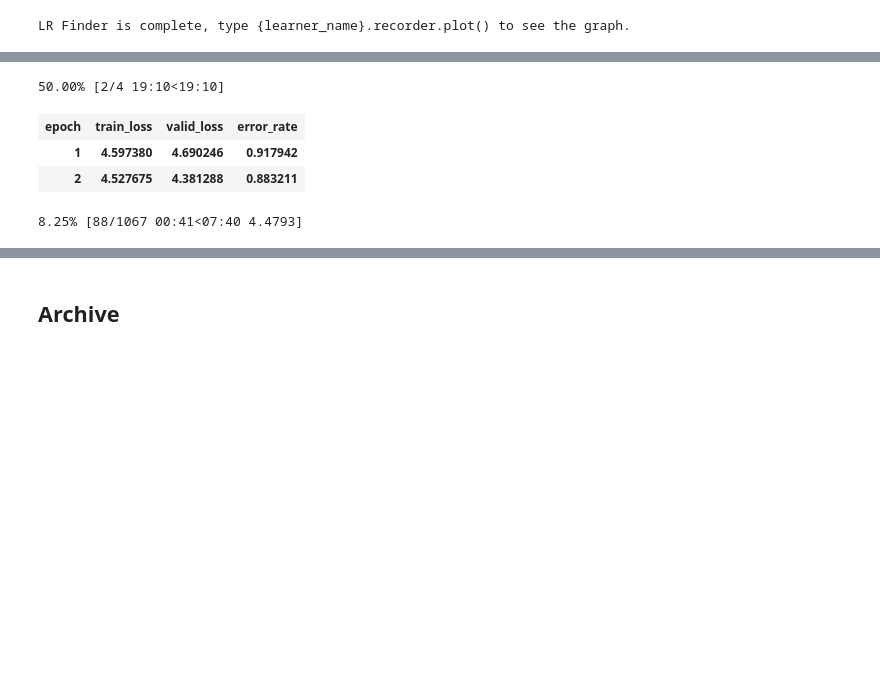
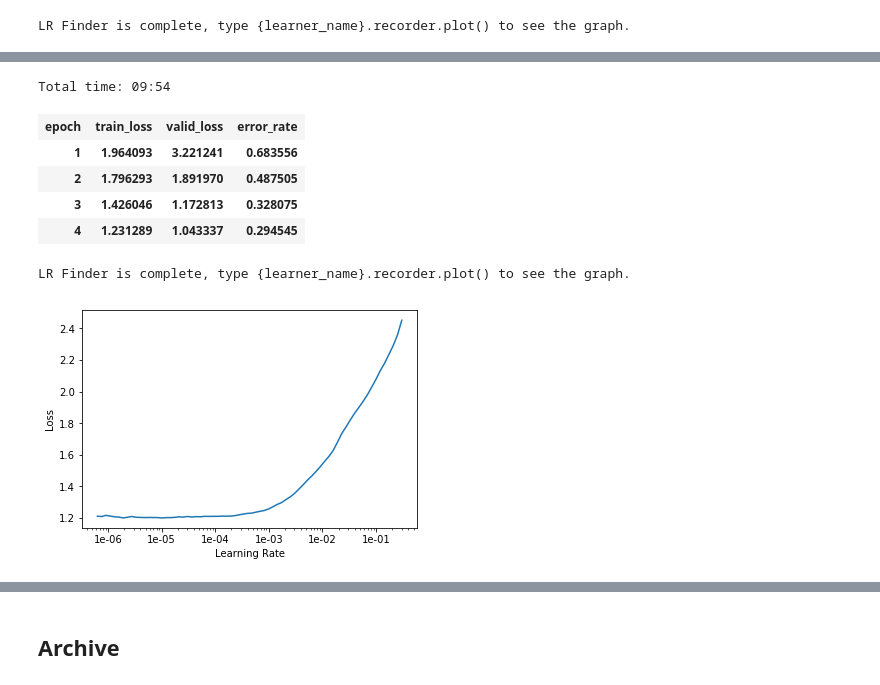
Before and after one commit to xiguagua/kaggle-doodle, a Jupyter notebook: doodle.ipynb, the cells around one changed output, grey strips where cells are left out. Cells and saved outputs as stored; diff of their text form; code cells hidden in the pictures; blank space fills up the shorter version.

```diff
--- a/doodle.ipynb
+++ b/doodle.ipynb
@@ -139,8 +165,9 @@ learn.recorder.plot()
 # %%
-learn.fit_one_cycle(4, max_lr=4e-02)
+learn.fit_one_cycle(4, max_lr=5e-2)
 # %% [output]
-50.00% [2/4 19:10<19:10]
+Total time: 09:54
 | epoch | train_loss | valid_loss | error_rate |
-| 1 | 4.597380 | 4.690246 | 0.917942 |
-| 2 | 4.527675 | 4.381288 | 0.883211 |
+| 1 | 1.964093 | 3.221241 | 0.683556 |
+| 2 | 1.796293 | 1.891970 | 0.487505 |
+| 3 | 1.426046 | 1.172813 | 0.328075 |
+| 4 | 1.231289 | 1.043337 | 0.294545 |
-8.25% [88/1067 00:41<07:40 4.4793]
@@ -146,0 +178,8 @@ learn.fit_one_cycle(4, max_lr=4e-02)
+# %%
+learn.lr_find()
+# %% [output]
+LR Finder is complete, type {learner_name}.recorder.plot() to see the graph.
+# %%
+learn.recorder.plot()
+# %% [output]
+[figure, added]
```
Also changed, not shown: parts of 29 cells of this notebook.
